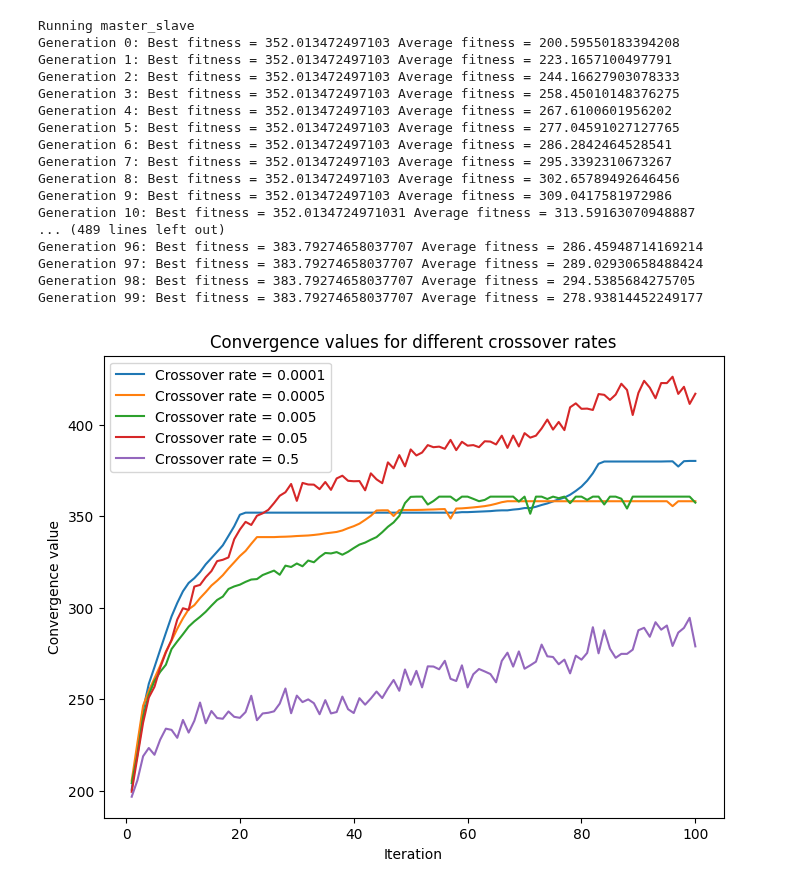
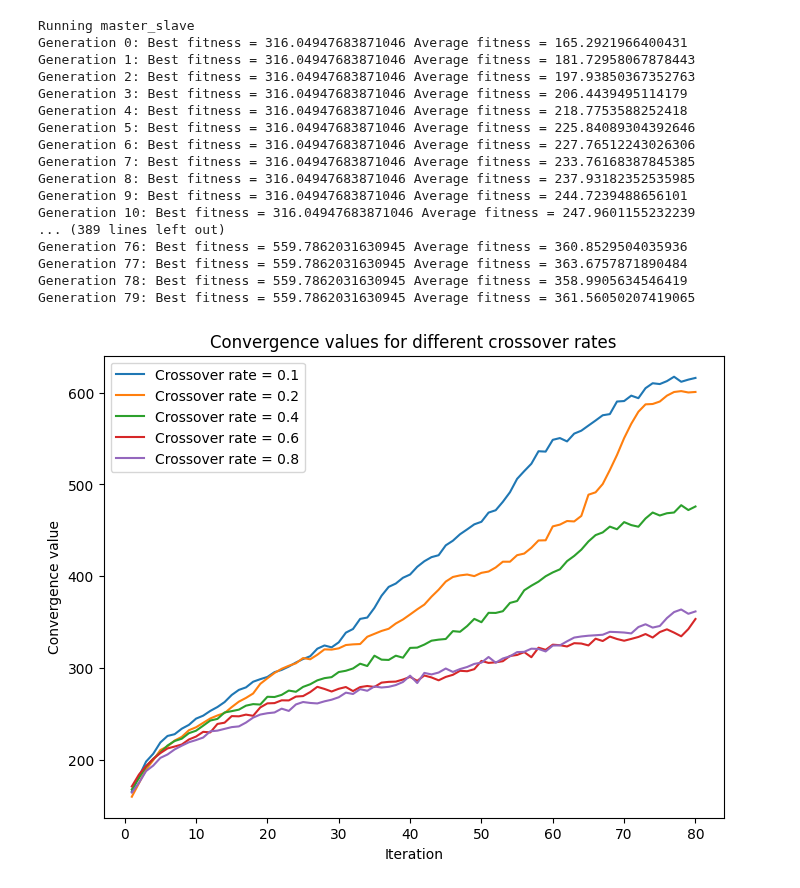
Before and after one commit to Chideme/island_genetic_algrorithm, a Jupyter notebook: crossover_rates.ipynb, the cells around one changed output. Cells and saved outputs as stored; diff of their text form; code cells hidden in the pictures.

```diff
--- a/crossover_rates.ipynb
+++ b/crossover_rates.ipynb
@@ -89,43 +89,43 @@ test_data, test_strategies =generate_candidate_trading_signals(test.copy())
 # %%
 # master_slave
 values = []
-crossover_rates =[0.0001, 0.0005, 0.005, 0.05, 0.5]
+crossover_rates =[0.1, 0.2, 0.4, 0.6, 0.8]
 
 for i in crossover_rates:
-    ga = IslandGGA(data=train_data,num_islands=3,m_iter=80,num_iter=100,n_migrants=100,pSize=200,r_cross=i,r_mut=0.0001,strategies=strategies,evolve_strategy="master_slave")
+    ga = IslandGGA(data=train_data,num_islands=3,m_iter=80,num_iter=80,n_migrants=10,pSize=200,r_cross=i,r_mut=0.01,strategies=strategies,evolve_strategy="master_slave")
     ga.evolve()
     #v =  [i[2] for i in ga.convergence_values]
     values.append(ga.convergence_values)
 # convergence values for each crossover rate
 convergence_values = values
 # plot the convergence values for each crossover rate
 plt.figure(figsize=(8, 6))
 for i in range(len(crossover_rates)):
-    plt.plot(np.arange(1, 101), convergence_values[i], label='Crossover rate = ' + str(crossover_rates[i]))
+    plt.plot(np.arange(1, 81), convergence_values[i], label='Crossover rate = ' + str(crossover_rates[i]))
 plt.xlabel('Iteration')
 plt.ylabel('Convergence value')
 plt.title('Convergence values for different crossover rates')
 plt.legend()
 plt.show()
 # %% [output]
 Running master_slave
-Generation 0: Best fitness = 352.013472497103 Average fitness = 200.59550183394208
-Generation 1: Best fitness = 352.013472497103 Average fitness = 223.1657100497791
-Generation 2: Best fitness = 352.013472497103 Average fitness = 244.16627903078333
-Generation 3: Best fitness = 352.013472497103 Average fitness = 258.45010148376275
-Generation 4: Best fitness = 352.013472497103 Average fitness = 267.6100601956202
-Generation 5: Best fitness = 352.013472497103 Average fitness = 277.04591027127765
-Generation 6: Best fitness = 352.013472497103 Average fitness = 286.2842464528541
-Generation 7: Best fitness = 352.013472497103 Average fitness = 295.3392310673267
-Generation 8: Best fitness = 352.013472497103 Average fitness = 302.65789492646456
-Generation 9: Best fitness = 352.013472497103 Average fitness = 309.0417581972986
-Generation 10: Best fitness = 352.0134724971031 Average fitness = 313.59163070948887
-... (489 lines left out)
-Generation 96: Best fitness = 383.79274658037707 Average fitness = 286.45948714169214
-Generation 97: Best fitness = 383.79274658037707 Average fitness = 289.02930658488424
-Generation 98: Best fitness = 383.79274658037707 Average fitness = 294.5385684275705
-Generation 99: Best fitness = 383.79274658037707 Average fitness = 278.93814452249177
+Generation 0: Best fitness = 316.04947683871046 Average fitness = 165.2921966400431
+Generation 1: Best fitness = 316.04947683871046 Average fitness = 181.72958067878443
+Generation 2: Best fitness = 316.04947683871046 Average fitness = 197.93850367352763
+Generation 3: Best fitness = 316.04947683871046 Average fitness = 206.4439495114179
+Generation 4: Best fitness = 316.04947683871046 Average fitness = 218.7753588252418
+Generation 5: Best fitness = 316.04947683871046 Average fitness = 225.84089304392646
+Generation 6: Best fitness = 316.04947683871046 Average fitness = 227.76512243026306
+Generation 7: Best fitness = 316.04947683871046 Average fitness = 233.76168387845385
+Generation 8: Best fitness = 316.04947683871046 Average fitness = 237.93182352535985
+Generation 9: Best fitness = 316.04947683871046 Average fitness = 244.7239488656101
+Generation 10: Best fitness = 316.04947683871046 Average fitness = 247.9601155232239
+... (389 lines left out)
+Generation 76: Best fitness = 559.7862031630945 Average fitness = 360.8529504035936
+Generation 77: Best fitness = 559.7862031630945 Average fitness = 363.6757871890484
+Generation 78: Best fitness = 559.7862031630945 Average fitness = 358.9905634546419
+Generation 79: Best fitness = 559.7862031630945 Average fitness = 361.56050207419065
-[figure, old version]
+[figure, new version]
 # %%
 # ring
 values = []
```
Also changed, not shown: parts of 3 cells of this notebook, 3 other files.
